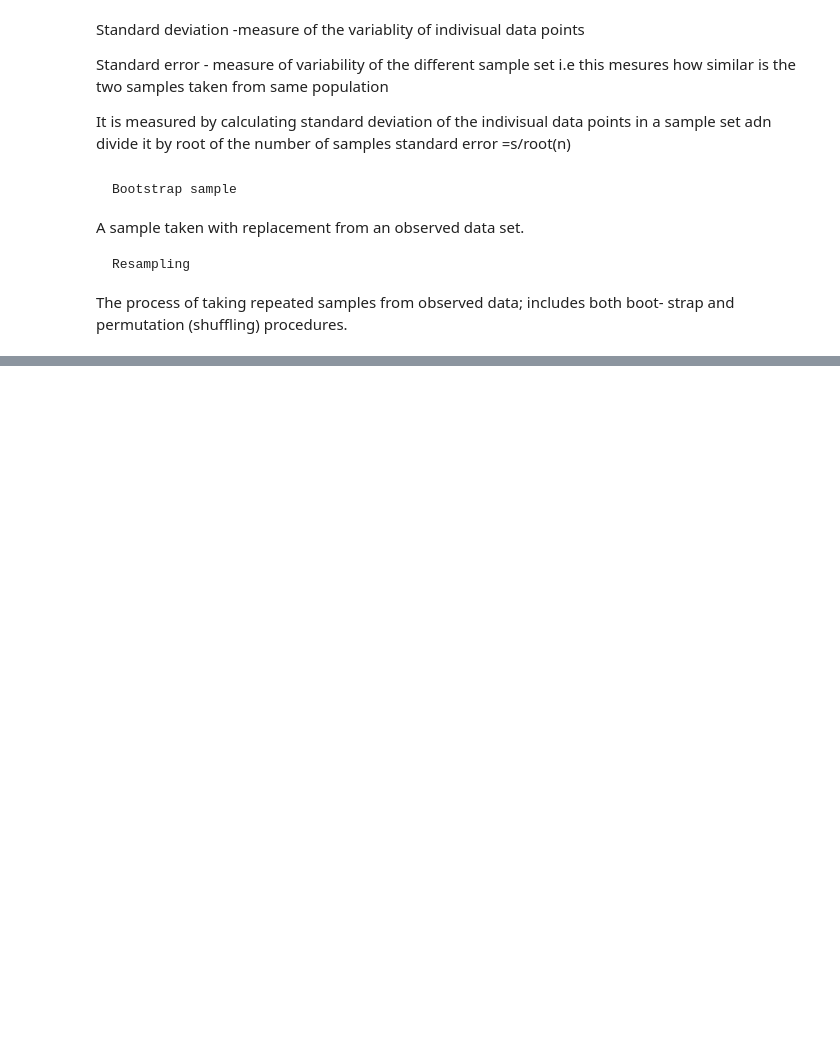
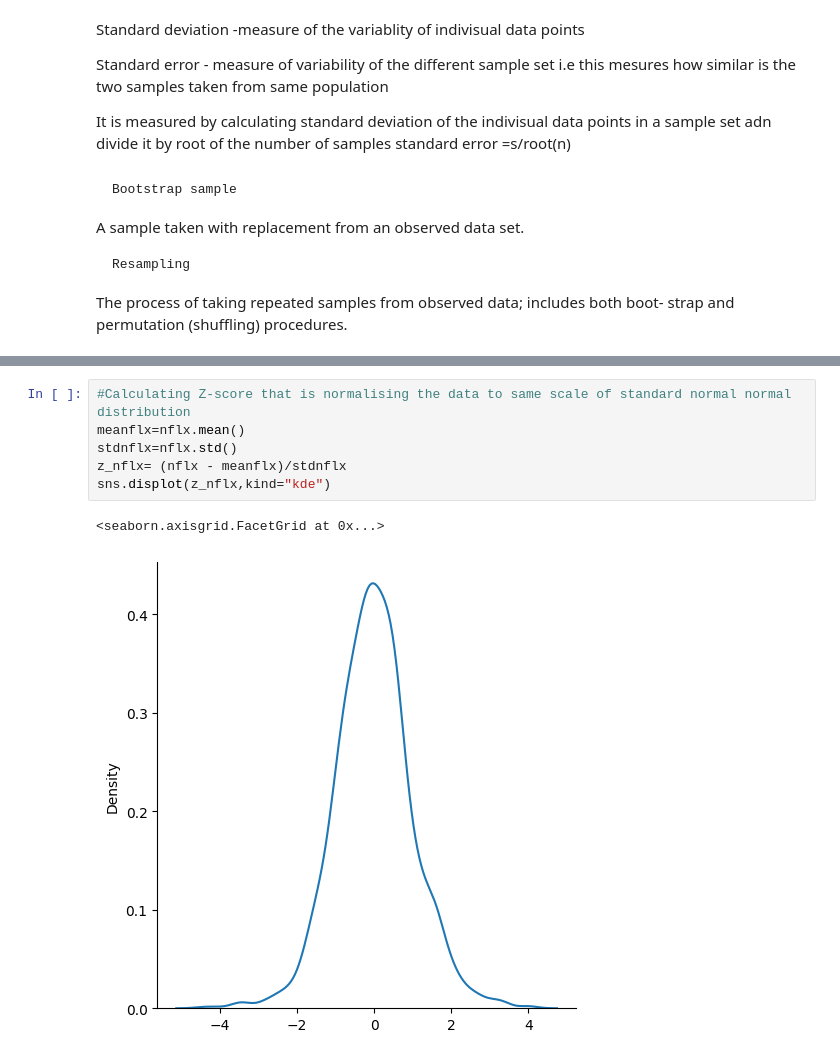
Before and after one commit to Anish-7/practical_statistics_notes, a Jupyter notebook: notes/chap2.ipynb, the cells around one changed output, grey strips where cells are left out. Cells and saved outputs as stored; diff of their text form; blank space fills up the shorter version.

```diff
--- a/notes/chap2.ipynb
+++ b/notes/chap2.ipynb
@@ -120,0 +185,9 @@ dtype: float64
+# %%
+#Calculating Z-score that is normalising the data to same scale of standard normal normal distribution
+meanflx=nflx.mean()
+stdnflx=nflx.std()
+z_nflx= (nflx - meanflx)/stdnflx
+sns.displot(z_nflx,kind="kde")
+# %% [output]
+<seaborn.axisgrid.FacetGrid at 0x...>
+[figure, added]
```
Also changed, not shown: parts of 13 cells of this notebook.
